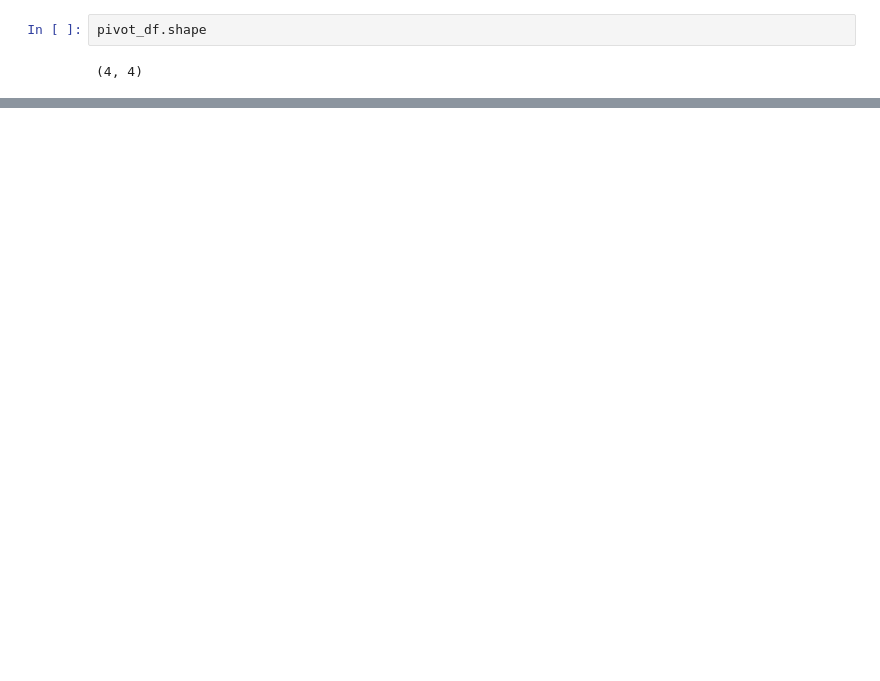
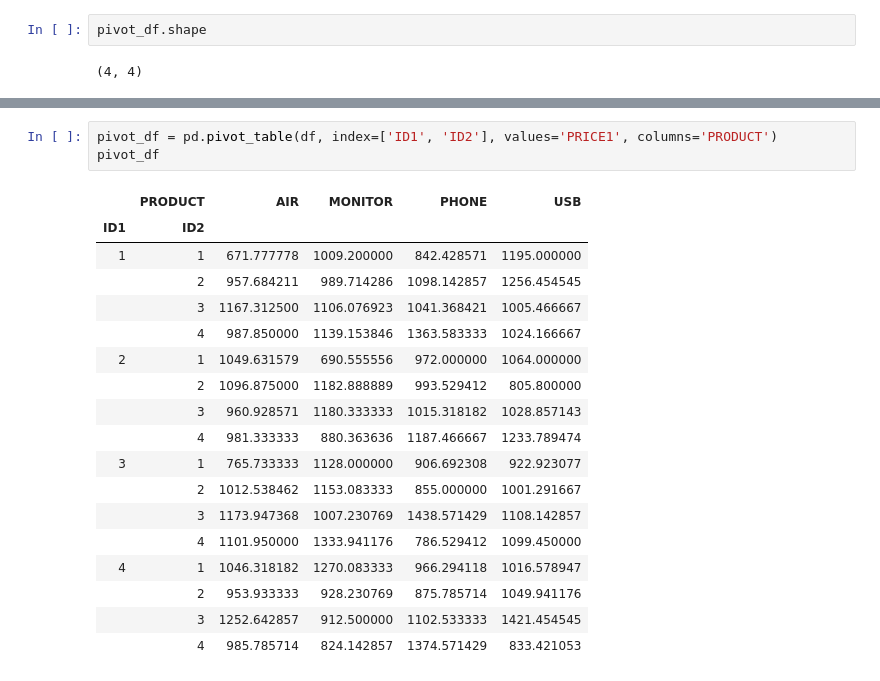
Before and after one commit to bloodstrawberry/data-science-with-python, a Jupyter notebook: 데이터처리/pivot_table.ipynb, the cells around one changed output, grey strips where cells are left out. Saved outputs shown, nothing was run; the diff lists cells and outputs as text; blank space fills up the shorter version.

```diff
--- a/데이터처리/pivot_table.ipynb
+++ b/데이터처리/pivot_table.ipynb
@@ -63,0 +66,22 @@ pivot_df.reset_index()
+# %%
+pivot_df = pd.pivot_table(df, index=['ID1', 'ID2'], values='PRICE1', columns='PRODUCT')
+pivot_df
+# %% [output]
+|  | PRODUCT | AIR | MONITOR | PHONE | USB |
+| ID1 | ID2 |  |  |  |  |
+| 1 | 1 | 671.777778 | 1009.200000 | 842.428571 | 1195.000000 |
+|  | 2 | 957.684211 | 989.714286 | 1098.142857 | 1256.454545 |
+|  | 3 | 1167.312500 | 1106.076923 | 1041.368421 | 1005.466667 |
+|  | 4 | 987.850000 | 1139.153846 | 1363.583333 | 1024.166667 |
+| 2 | 1 | 1049.631579 | 690.555556 | 972.000000 | 1064.000000 |
+|  | 2 | 1096.875000 | 1182.888889 | 993.529412 | 805.800000 |
+|  | 3 | 960.928571 | 1180.333333 | 1015.318182 | 1028.857143 |
+|  | 4 | 981.333333 | 880.363636 | 1187.466667 | 1233.789474 |
+| 3 | 1 | 765.733333 | 1128.000000 | 906.692308 | 922.923077 |
+|  | 2 | 1012.538462 | 1153.083333 | 855.000000 | 1001.291667 |
+|  | 3 | 1173.947368 | 1007.230769 | 1438.571429 | 1108.142857 |
+|  | 4 | 1101.950000 | 1333.941176 | 786.529412 | 1099.450000 |
+| 4 | 1 | 1046.318182 | 1270.083333 | 966.294118 | 1016.578947 |
+|  | 2 | 953.933333 | 928.230769 | 875.785714 | 1049.941176 |
+|  | 3 | 1252.642857 | 912.500000 | 1102.533333 | 1421.454545 |
+|  | 4 | 985.785714 | 824.142857 | 1374.571429 | 833.421053 |
```
Also changed, not shown: parts of 3 cells of this notebook, 22 other files.
